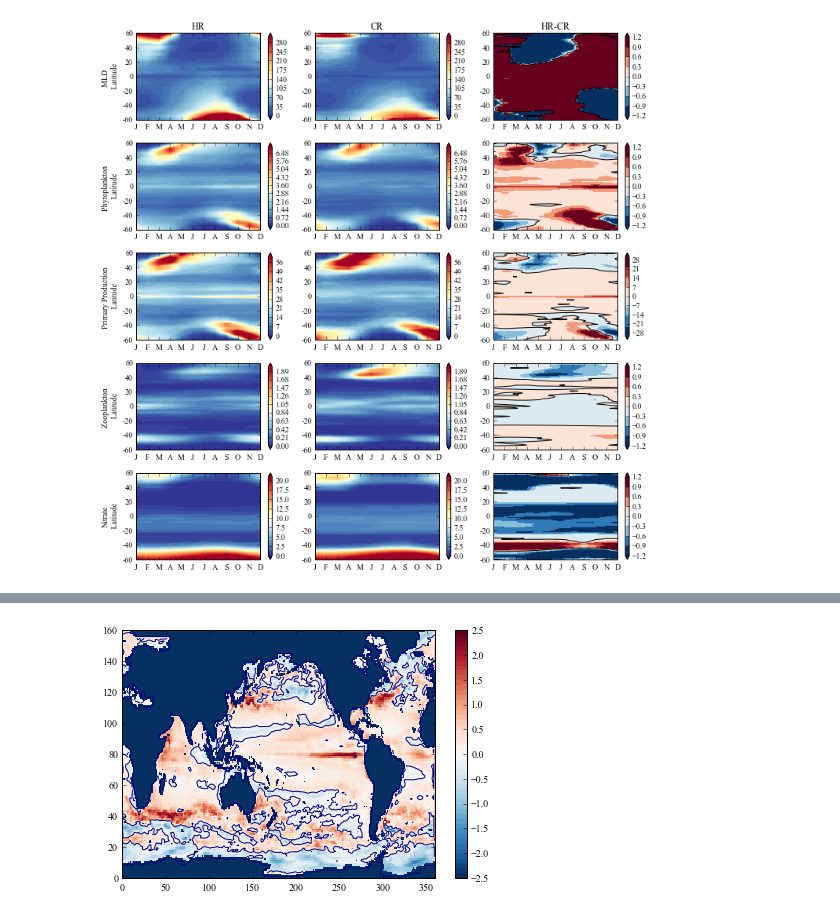
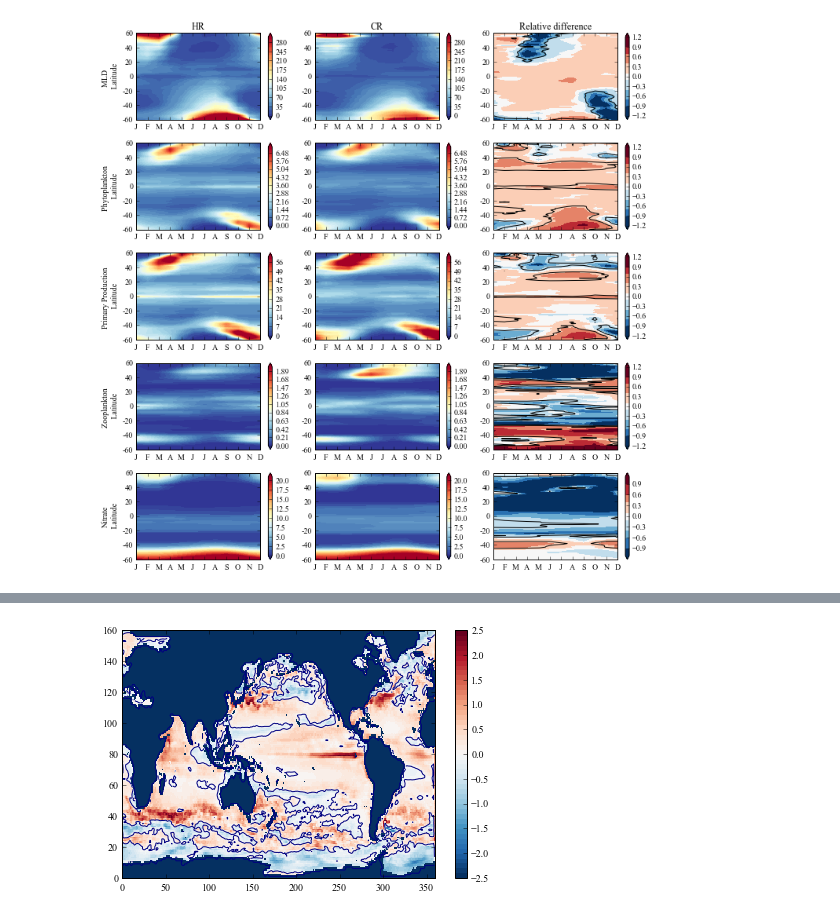
Before and after one commit to sophieclayton/model_comparison, a Jupyter notebook: python_figures/monthly_hovmoller.ipynb, the cells around one changed output, grey strips where cells are left out. Drawn from its saved outputs; the diff is of its cells as text; code cells hidden in the pictures.

```diff
--- a/python_figures/monthly_hovmoller.ipynb
+++ b/python_figures/monthly_hovmoller.ipynb
@@ -130,5 +299,5 @@ binnedhr[:,:,4] = np.nanmean(HR_mld, axis=2)
 # %%
-palette1 = plt.get_cmap('RdBu_r', 8)
+palette1 = plt.get_cmap('RdBu_r', 9)
 palette2 = plt.get_cmap('RdYlBu_r', 50)
 
 months = ['J', 'F', 'M', 'A', 'M', 'J', 'J', 'A', 'S', 'O','N', 'D']
@@ -156,8 +325,8 @@ axarr[0,1].set_xticks(range(0, 12, 1))
 axarr[0,1].set_xticklabels(months)
 axarr[0,1].set_title('CR')
 
-d1 = axarr[0,2].contourf(((binnedhr[:,:,4]-binnedcr[:,:,4])).transpose(1,0), levels = np.arange(-1.2,1.3, 0.1),cmap=palette1, extend = 'both')
-axarr[0,2].contour((binnedhr[:,:,4]-binnedcr[:,:,4]).transpose(1,0), levels = [0], colors='k', linestyles='solid')
+d1 = axarr[0,2].contourf((((binnedhr[:,:,4]-binnedcr[:,:,4]))/binnedhr[:,:,4]).transpose(1,0), levels = np.arange(-1.2,1.3, 0.1),cmap=palette1, extend = 'both')
+axarr[0,2].contour(((binnedhr[:,:,4]-binnedcr[:,:,4])/binnedhr[:,:,4]).transpose(1,0), levels = [-0.5, 0.5], colors='k', linestyles='solid')
 
 cbar3 = plt.colorbar(d1, ax=axarr[0,2])
 axarr[0,2].axis([ 0,11,20,140])
@@ -165,7 +334,7 @@ axarr[0,2].set_yticks(range(20,150,20))
 axarr[0,2].set_yticklabels(lats)
 axarr[0,2].set_xticks(range(0, 12, 1))
 axarr[0,2].set_xticklabels(months)
-axarr[0,2].set_title('HR-CR')
+axarr[0,2].set_title('Relative difference')
 
 ## Phyto ##
 to_c = 106
@@ -186,8 +355,8 @@ axarr[1,1].set_yticklabels(lats)
 axarr[1,1].set_xticks(range(0, 12, 1))
 axarr[1,1].set_xticklabels(months)
 
-d2 = axarr[1,2].contourf(((binnedhr[:,:,0]-binnedcr[:,:,0])).transpose(1,0), levels = np.arange(-1.2, 1.3,0.1),cmap=palette1, extend = 'both')
-axarr[1,2].contour((binnedhr[:,:,0]-binnedcr[:,:,0]).transpose(1,0), levels = [0], colors = 'k', linestyles = 'solid')
+d2 = axarr[1,2].contourf((((binnedhr[:,:,0]-binnedcr[:,:,0]))/binnedhr[:,:,0]).transpose(1,0), levels = np.arange(-1.2, 1.3,0.1),cmap=palette1, extend = 'both')
+axarr[1,2].contour(((binnedhr[:,:,0]-binnedcr[:,:,0])/binnedhr[:,:,0]).transpose(1,0), levels = [-0.3, 0.3], colors = 'k', linestyles = 'solid')
 
 cbar6 = plt.colorbar(d2, ax=axarr[1,2])
 axarr[1,2].axis([ 0,11,20,140])
@@ -215,8 +384,8 @@ axarr[2,1].set_yticklabels(lats)
 axarr[2,1].set_xticks(range(0, 12, 1))
 axarr[2,1].set_xticklabels(months)
 
-d3 = axarr[2,2].contourf(((binnedhr[:,:,1]-binnedcr[:,:,1])).transpose(1,0)*s_d, levels = np.arange(-30, 31,1),cmap=palette1, extend = 'both')
-axarr[2,2].contour((binnedhr[:,:,1]-binnedcr[:,:,1]).transpose(1,0), levels = [0], colors = 'k', linestyles='solid')
+d3 = axarr[2,2].contourf((((binnedhr[:,:,1]-binnedcr[:,:,1]))/binnedhr[:,:,1]).transpose(1,0), levels = np.arange(-1.2, 1.3,0.1),cmap=palette1, extend = 'both')
+axarr[2,2].contour(((binnedhr[:,:,1]-binnedcr[:,:,1])/binnedhr[:,:,1]).transpose(1,0), levels = [-0.3, 0.3], colors = 'k', linestyles='solid')
 
 cbar9 = plt.colorbar(d3, ax=axarr[2,2])
 axarr[2,2].axis([ 0,11,20,140])
@@ -244,8 +413,8 @@ axarr[3,1].set_yticklabels(lats)
 axarr[3,1].set_xticks(range(0, 12, 1))
 axarr[3,1].set_xticklabels(months)
 
-d4 = axarr[3,2].contourf(((binnedhr[:,:,2]-binnedcr[:,:,2])).transpose(1,0), levels = np.arange(-1.2, 1.3,0.1),cmap=palette1, extend = 'both')
-axarr[3,2].contour((binnedhr[:,:,2]-binnedcr[:,:,2]).transpose(1,0), levels = [0], colors = 'k', linestyles='solid')
+d4 = axarr[3,2].contourf((((binnedhr[:,:,2]-binnedcr[:,:,2]))/binnedhr[:,:,2]).transpose(1,0), levels = np.arange(-1.2, 1.3,0.1),cmap=palette1, extend = 'both')
+axarr[3,2].contour(((binnedhr[:,:,2]-binnedcr[:,:,2])/binnedhr[:,:,2]).transpose(1,0), levels = [-0.3, 0.3], colors = 'k', linestyles='solid')
 
 cbar12 = plt.colorbar(d4, ax=axarr[3,2])
 axarr[3,2].axis([ 0,11,20,140])
@@ -255,33 +424,33 @@ axarr[3,2].set_xticks(range(0, 12, 1))
 axarr[3,2].set_xticklabels(months)
 
 ## Nitrate ##
 h5 = axarr[4,0].contourf((binnedhr[:,:,3]).transpose(1,0), levels = np.arange(0,21.5,0.5),cmap=palette2, extend = 'both')
 cbar10 = plt.colorbar(h5, ax=axarr[4,0])
 axarr[4,0].axis([ 0,11,20,140])
 axarr[4,0].set_yticks(range(20,150,20))
 axarr[4,0].set_yticklabels(lats)
 axarr[4,0].set_xticks(range(0, 12, 1))
 axarr[4,0].set_xticklabels(months)
 axarr[4,0].set_ylabel('Nitrate \n Latitude')
 
 c5 = axarr[4,1].contourf((binnedcr[:,:,3]).transpose(1,0), levels = np.arange(0,21.5,0.5),cmap=palette2, extend = 'both')
 cbar11 = plt.colorbar(c5, ax=axarr[4,1])
 axarr[4,1].axis([ 0,11,20,140])
 axarr[4,1].set_yticks(range(20,150,20))
 axarr[4,1].set_yticklabels(lats)
 axarr[4,1].set_xticks(range(0, 12, 1))
 axarr[4,1].set_xticklabels(months)
 
-d5 = axarr[4,2].contourf(((binnedhr[:,:,3]-binnedcr[:,:,3])).transpose(1,0), levels = np.arange(-1.2, 1.3,0.1),cmap=palette1, extend = 'both')
-axarr[4,2].contour((binnedhr[:,:,3]-binnedcr[:,:,3]).transpose(1,0), levels = [0], colors = 'k', linestyles='solid')
+d5 = axarr[4,2].contourf((((binnedhr[:,:,3]-binnedcr[:,:,3]))/binnedhr[:,:,3]).transpose(1,0), levels = np.arange(-1.1, 1.2,0.1),cmap=palette1, extend = 'both')
+axarr[4,2].contour(((binnedhr[:,:,3]-binnedcr[:,:,3])/binnedhr[:,:,3]).transpose(1,0), levels = [-0.3, 0.3], colors = 'k', linestyles='solid')
 
 cbar12 = plt.colorbar(d5, ax=axarr[4,2])
 axarr[4,2].axis([ 0,11,20,140])
 axarr[4,2].set_yticks(range(20,150,20))
 axarr[4,2].set_yticklabels(lats)
 axarr[4,2].set_xticks(range(0, 12, 1))
 axarr[4,2].set_xticklabels(months)
 
 plt.show()
 # %% [output]
-[figure, old version]
+[figure, new version]
```
Also changed, not shown: parts of 2 cells of this notebook, 2 other files.
